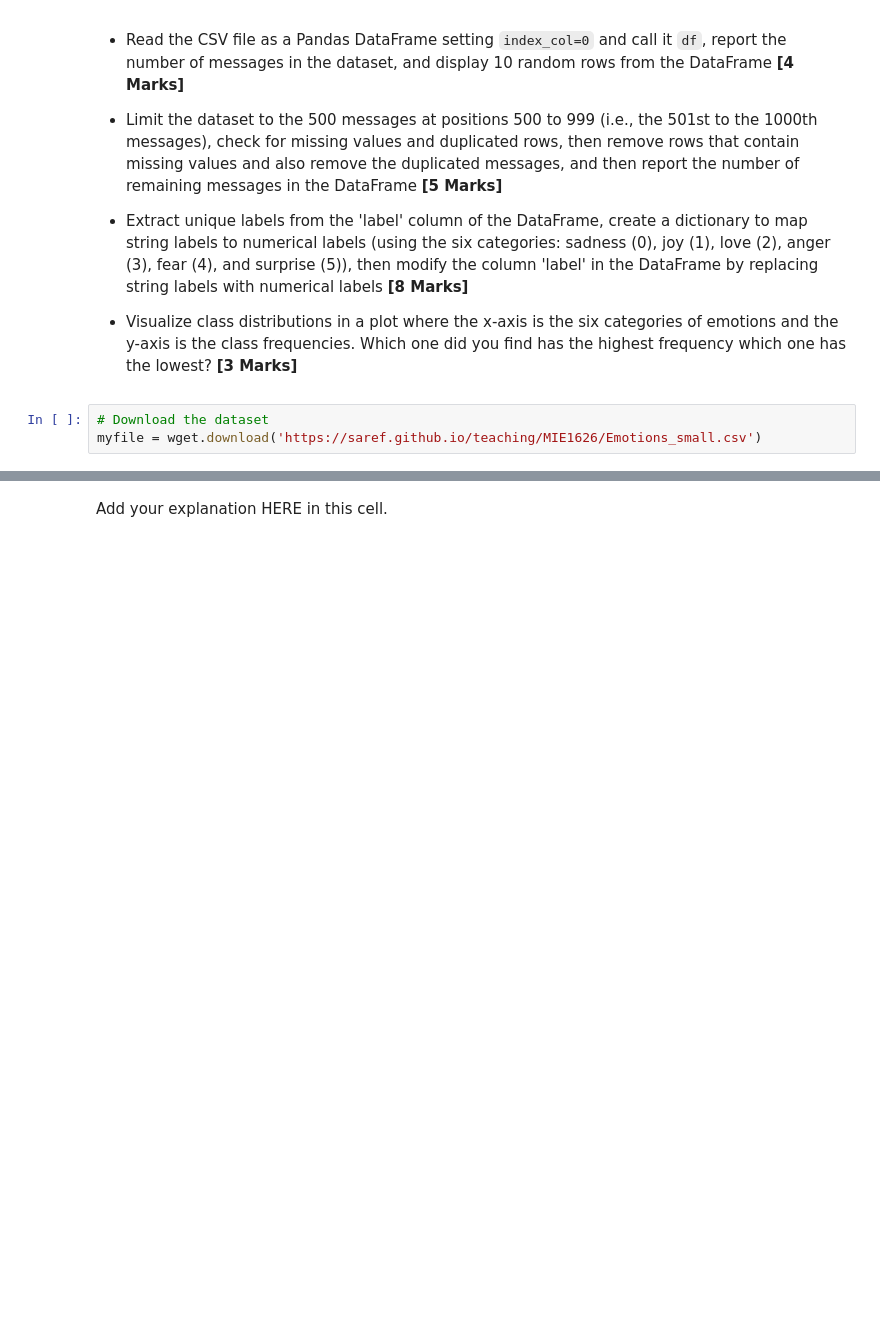
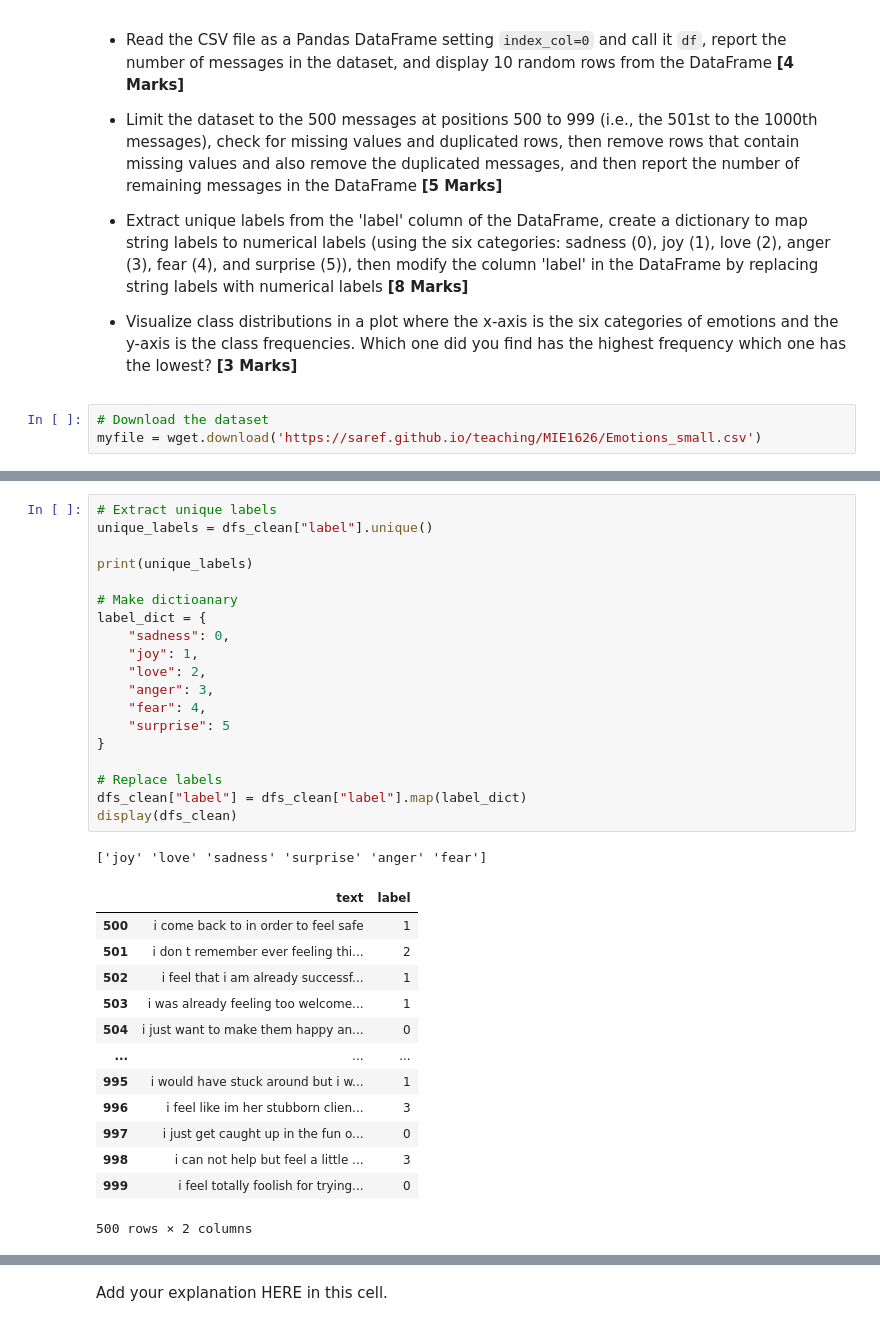
Before and after one commit to acknowledgeworkimagine/DataScienceStatlLearning, a Jupyter notebook: Project_2/Project_2_Elias_Gallegos.ipynb, the cells around one changed output, grey strips where cells are left out. Saved outputs shown, nothing was run; the diff lists cells and outputs as text; blank space fills up the shorter version.

```diff
--- a/Project_2/Project_2_Elias_Gallegos.ipynb
+++ b/Project_2/Project_2_Elias_Gallegos.ipynb
@@ -225,0 +231,34 @@ Total number of rows with missing values are 0
+# %%
+# Extract unique labels
+unique_labels = dfs_clean["label"].unique()
+
+print(unique_labels)
+
+# Make dictioanary
+label_dict = {
+    "sadness": 0,
+    "joy": 1,
+    "love": 2,
+    "anger": 3,
+    "fear": 4,
+    "surprise": 5
+}
+
+# Replace labels
+dfs_clean["label"] = dfs_clean["label"].map(label_dict)
+display(dfs_clean)
+# %% [output]
+['joy' 'love' 'sadness' 'surprise' 'anger' 'fear']
+|  | text | label |
+| 500 | i come back to in order to feel safe | 1 |
+| 501 | i don t remember ever feeling thi... | 2 |
+| 502 | i feel that i am already successf... | 1 |
+| 503 | i was already feeling too welcome... | 1 |
+| 504 | i just want to make them happy an... | 0 |
+| ... | ... | ... |
+| 995 | i would have stuck around but i w... | 1 |
+| 996 | i feel like im her stubborn clien... | 3 |
+| 997 | i just get caught up in the fun o... | 0 |
+| 998 | i can not help but feel a little ... | 3 |
+| 999 | i feel totally foolish for trying... | 0 |
+500 rows × 2 columns
```
Also changed, not shown: parts of 5 cells of this notebook, 5 other files.
